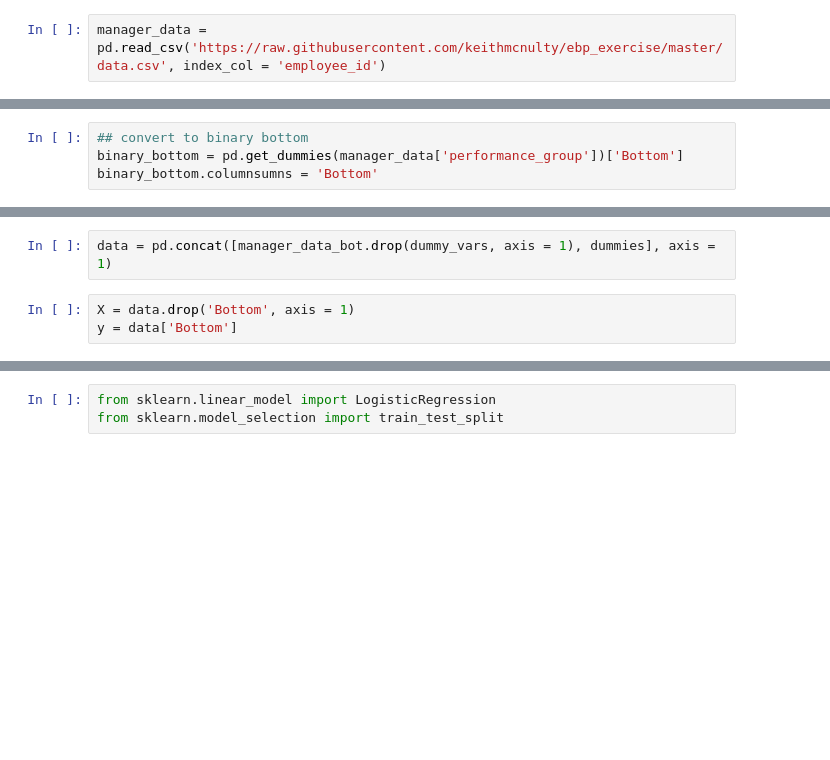
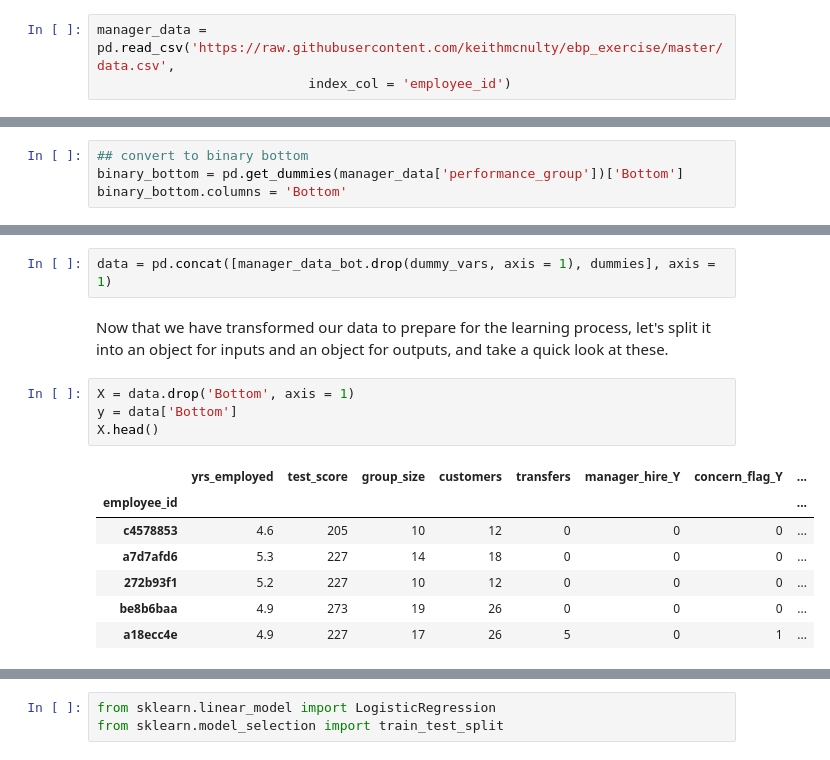
Before and after one commit to keithmcnulty/notebooks, a Jupyter notebook: performance_mltest_bottom.ipynb, the cells around one changed output, grey strips where cells are left out. Drawn from its saved outputs; the diff is of its cells as text; blank space fills up the shorter version.

Commit message:
Update bottom performance model

```diff
--- a/performance_mltest_bottom.ipynb
+++ b/performance_mltest_bottom.ipynb
@@ -7,2 +17,3 @@ import numpy as np
 # %%
-manager_data = pd.read_csv('https://raw.githubusercontent.com/keithmcnulty/ebp_exercise/master/data.csv', index_col = 'employee_id')
+manager_data = pd.read_csv('https://raw.githubusercontent.com/keithmcnulty/ebp_exercise/master/data.csv',
+                           index_col = 'employee_id')
@@ -46,6 +69,6 @@ sns.countplot(data = manager_data, x = "performance_group")
 # %%
 ## convert to binary bottom
 binary_bottom = pd.get_dummies(manager_data['performance_group'])['Bottom']
-binary_bottom.columnsumns = 'Bottom'
+binary_bottom.columns = 'Bottom'
 # %%
 manager_data_bot = pd.concat([manager_data.drop('performance_group', axis = 1), binary_bottom], axis = 1)
@@ -59,6 +84,17 @@ dummies = pd.get_dummies(manager_data_bot[dummy_vars],
                          drop_first=True)
 # %%
 data = pd.concat([manager_data_bot.drop(dummy_vars, axis = 1), dummies], axis = 1)
+# %% [markdown]
+Now that we have transformed our data to prepare for the learning process, let's split it into an object for inputs and an object for outputs, and take a quick look at these.
 # %%
 X = data.drop('Bottom', axis = 1)
 y = data['Bottom']
+X.head()
+# %% [output]
+|  | yrs_employed | test_score | group_size | customers | transfers | manager_hire_Y | concern_flag_Y | ... |
+| employee_id |  |  |  |  |  |  |  | ... |
+| c4578853 | 4.6 | 205 | 10 | 12 | 0 | 0 | 0 | ... |
+| a7d7afd6 | 5.3 | 227 | 14 | 18 | 0 | 0 | 0 | ... |
+| 272b93f1 | 5.2 | 227 | 10 | 12 | 0 | 0 | 0 | ... |
+| be8b6baa | 4.9 | 273 | 19 | 26 | 0 | 0 | 0 | ... |
+| a18ecc4e | 4.9 | 227 | 17 | 26 | 5 | 0 | 1 | ... |
```
Also changed, not shown: parts of 54 cells of this notebook.
